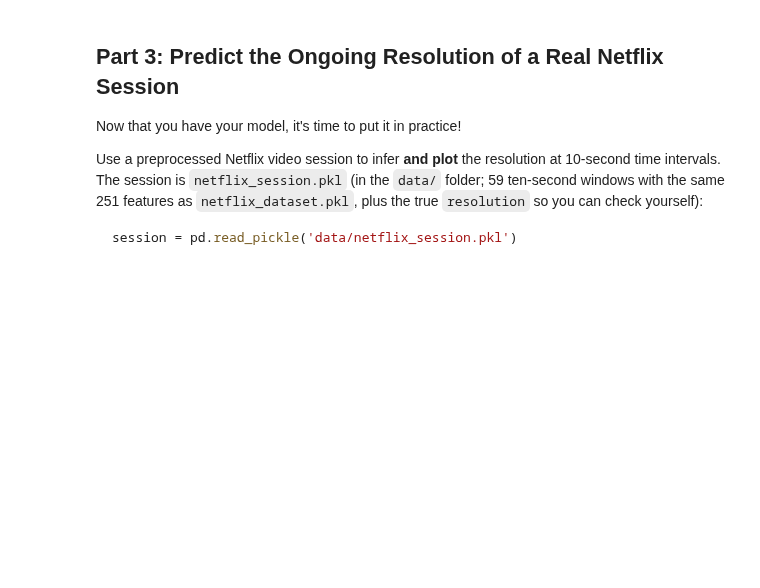
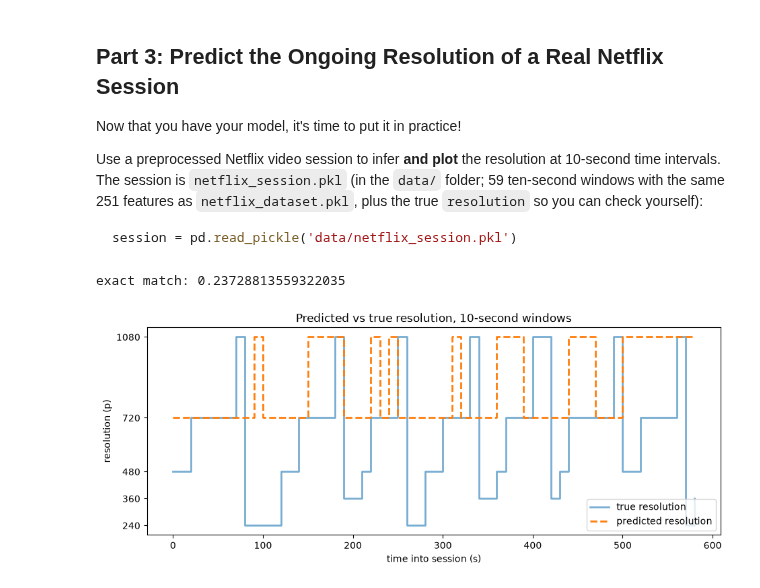
Before and after one commit to Ashy46/ml-for-systems-hws, a Jupyter notebook: assignment-1/1-Video-Quality-Inference.ipynb, the cells around one changed output. Saved outputs shown, nothing was run; the diff lists cells and outputs as text; code cells hidden in the pictures; blank space fills up the shorter version.

````diff
--- a/assignment-1/1-Video-Quality-Inference.ipynb
+++ b/assignment-1/1-Video-Quality-Inference.ipynb
@@ -186,3 +374,31 @@ Use a preprocessed Netflix video session to infer **and plot** the resolution at
 ```python
 session = pd.read_pickle('data/netflix_session.pkl')
 ```
+# %%
+import numpy as np
+import matplotlib.pyplot as plt
+
+session = pd.read_pickle('data/netflix_session.pkl')
+
+# same columns as training, in the same order (this drops everything you removed in Part 2 automatically)
+X_session = session[X_train.columns].astype(float).fillna(0)
+y_true = session['resolution'].astype(int)
+
+# predict one resolution per 10-second window
+y_pred = model.predict(X_session)
+t = np.arange(len(session)) * 10      # 0, 10, 20, ... seconds
+
+print('exact match:', (y_pred == y_true.values).mean())
+
+plt.figure(figsize=(11, 4))
+plt.step(t, y_true, where='post', label='true resolution', lw=2, alpha=0.6)
+plt.step(t, y_pred, where='post', label='predicted resolution', lw=2, ls='--')
+plt.yticks([240, 360, 480, 720, 1080])
+plt.xlabel('time into session (s)')
+plt.ylabel('resolution (p)')
+plt.title('Predicted vs true resolution, 10-second windows')
+plt.legend()
+plt.show()
+# %% [output]
+exact match: 0.23728813559322035
+[figure, added]
````
Also changed, not shown: parts of 11 cells of this notebook.
